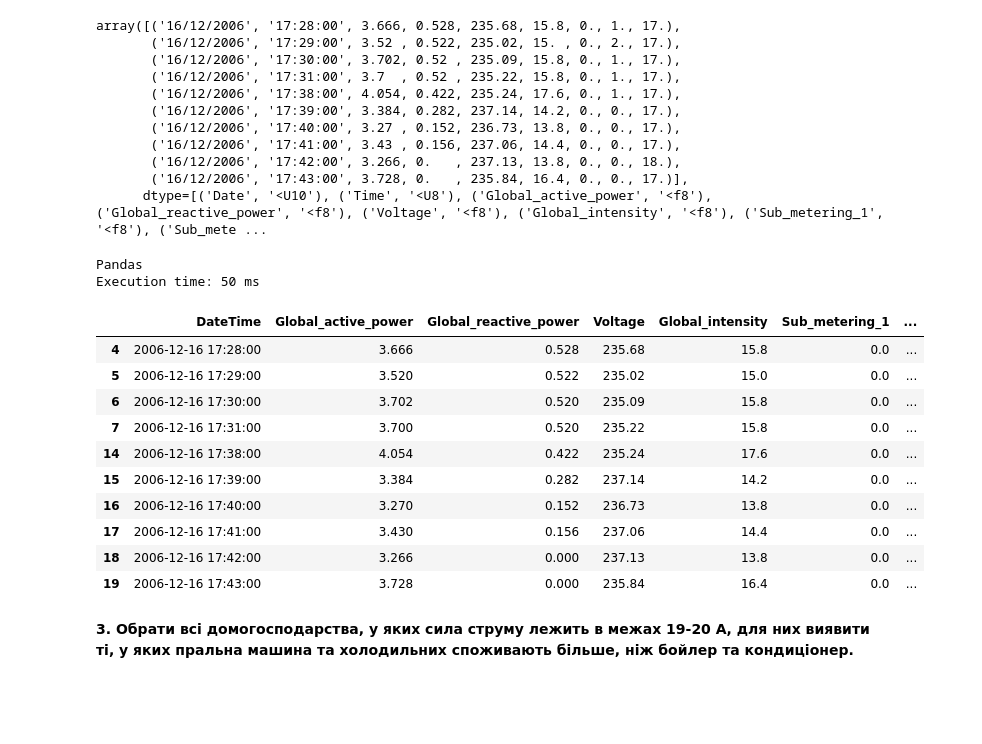
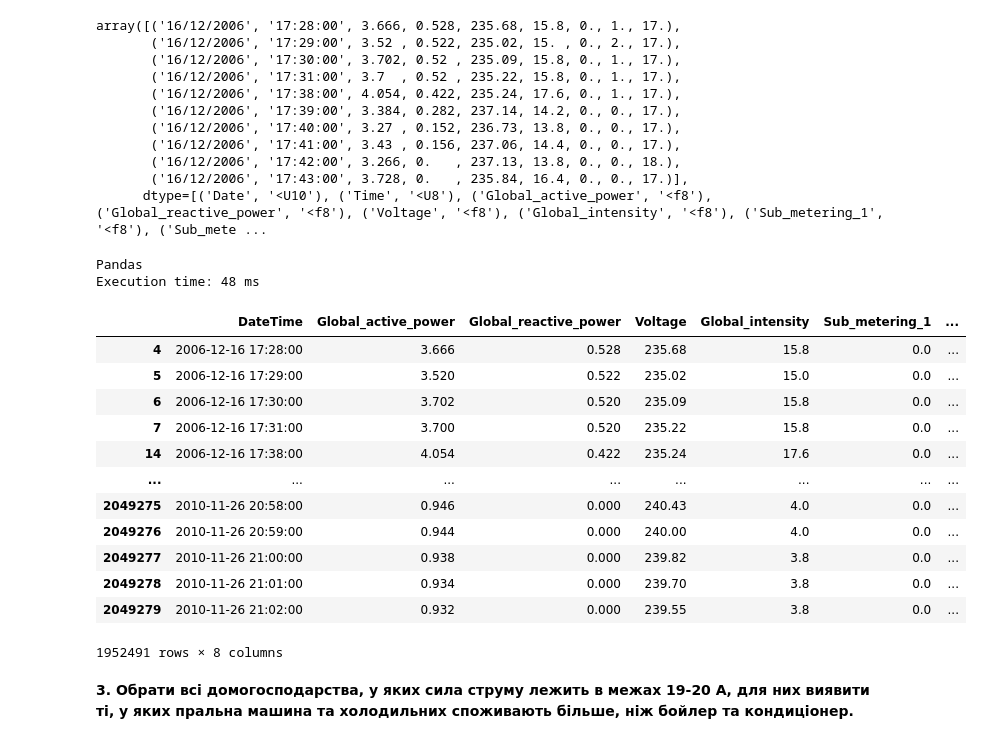
Before and after one commit to kI0ums/AD, a Jupyter notebook: lab4/lab4.ipynb, the cells around one changed output. Drawn from its saved outputs; the diff is of its cells as text; code cells hidden in the pictures; blank space fills up the shorter version.

```diff
--- a/lab4/lab4.ipynb
+++ b/lab4/lab4.ipynb
@@ -189,26 +189,28 @@ array([('16/12/2006', '17:28:00', 3.666, 0.528, 235.68, 15.8, 0., 1., 17.),
        ('16/12/2006', '17:43:00', 3.728, 0.   , 235.84, 16.4, 0., 0., 17.)],
       dtype=[('Date', '<U10'), ('Time', '<U8'), ('Global_active_power', '<f8'), ('Global_reactive_power', '<f8'), ('Voltage', '<f8'), ('Global_intensity', '<f8'), ('Sub_metering_1', '<f8'), ('Sub_mete ...
 # %%
-def select_households_pandas(data):
+def select_households_2_pandas(data):
     return data[data['Voltage'] > 235]
 
 print("Pandas")
-print("Execution time:", int(timeit.timeit("select_households_pandas(data_pandas_1)", globals=globals(), number=5) * 1000 / 5), "ms")
-select_households_pandas(data_pandas_1).head(10)
+print("Execution time:", int(timeit.timeit("select_households_2_pandas(data_pandas_1)", globals=globals(), number=5) * 1000 / 5), "ms")
+select_households_2_pandas(data_pandas_1)
 # %% [output]
 Pandas
-Execution time: 50 ms
+Execution time: 48 ms
 |  | DateTime | Global_active_power | Global_reactive_power | Voltage | Global_intensity | Sub_metering_1 | ... |
 | 4 | 2006-12-16 17:28:00 | 3.666 | 0.528 | 235.68 | 15.8 | 0.0 | ... |
 | 5 | 2006-12-16 17:29:00 | 3.520 | 0.522 | 235.02 | 15.0 | 0.0 | ... |
 | 6 | 2006-12-16 17:30:00 | 3.702 | 0.520 | 235.09 | 15.8 | 0.0 | ... |
 | 7 | 2006-12-16 17:31:00 | 3.700 | 0.520 | 235.22 | 15.8 | 0.0 | ... |
 | 14 | 2006-12-16 17:38:00 | 4.054 | 0.422 | 235.24 | 17.6 | 0.0 | ... |
-| 15 | 2006-12-16 17:39:00 | 3.384 | 0.282 | 237.14 | 14.2 | 0.0 | ... |
-| 16 | 2006-12-16 17:40:00 | 3.270 | 0.152 | 236.73 | 13.8 | 0.0 | ... |
-| 17 | 2006-12-16 17:41:00 | 3.430 | 0.156 | 237.06 | 14.4 | 0.0 | ... |
-| 18 | 2006-12-16 17:42:00 | 3.266 | 0.000 | 237.13 | 13.8 | 0.0 | ... |
-| 19 | 2006-12-16 17:43:00 | 3.728 | 0.000 | 235.84 | 16.4 | 0.0 | ... |
+| ... | ... | ... | ... | ... | ... | ... | ... |
+| 2049275 | 2010-11-26 20:58:00 | 0.946 | 0.000 | 240.43 | 4.0 | 0.0 | ... |
+| 2049276 | 2010-11-26 20:59:00 | 0.944 | 0.000 | 240.00 | 4.0 | 0.0 | ... |
+| 2049277 | 2010-11-26 21:00:00 | 0.938 | 0.000 | 239.82 | 3.8 | 0.0 | ... |
+| 2049278 | 2010-11-26 21:01:00 | 0.934 | 0.000 | 239.70 | 3.8 | 0.0 | ... |
+| 2049279 | 2010-11-26 21:02:00 | 0.932 | 0.000 | 239.55 | 3.8 | 0.0 | ... |
+1952491 rows × 8 columns
 # %% [markdown]
 <b>3. Обрати всі домогосподарства, у яких сила струму лежить в межах 19-20 А, для них виявити ті, у яких пральна машина та холодильних споживають більше, ніж бойлер та кондиціонер.</b>
 # %%
```
Also changed, not shown: parts of 16 cells of this notebook.
